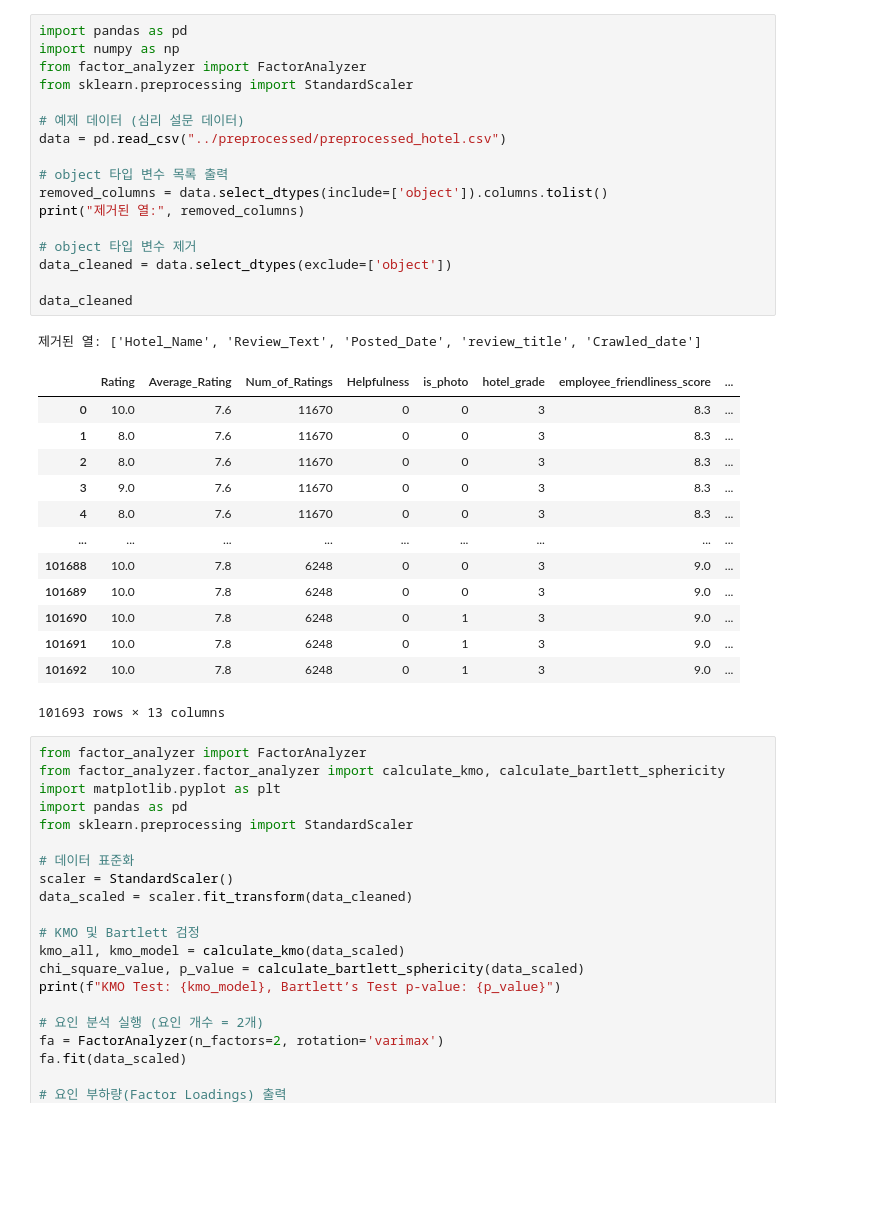
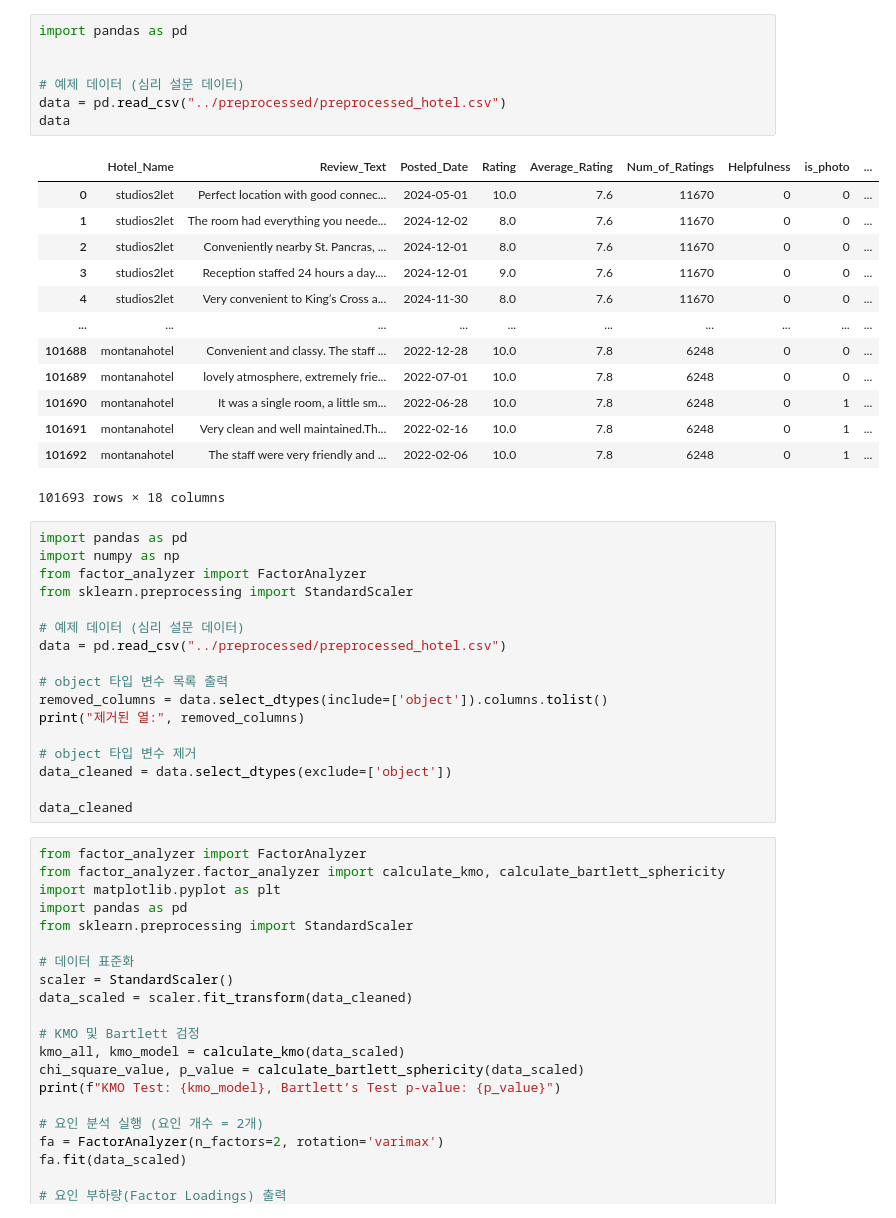
Before and after one commit to bhw119/PADA_LAB, a Jupyter notebook: 구조방정식/PAF.ipynb, the cells around one changed output. Cells and saved outputs as stored; diff of their text form; blank space fills up the shorter version.

```diff
--- a/구조방정식/PAF.ipynb
+++ b/구조방정식/PAF.ipynb
@@ -1,35 +1,41 @@
 # %%
 import pandas as pd
-import numpy as np
-from factor_analyzer import FactorAnalyzer
-from sklearn.preprocessing import StandardScaler
+
 
 # 예제 데이터 (심리 설문 데이터)
 data = pd.read_csv("../preprocessed/preprocessed_hotel.csv")
-
-# object 타입 변수 목록 출력
-removed_columns = data.select_dtypes(include=['object']).columns.tolist()
-print("제거된 열:", removed_columns)
-
-# object 타입 변수 제거
-data_cleaned = data.select_dtypes(exclude=['object'])
-
-data_cleaned
+data
 # %% [output]
+|  | Hotel_Name | Review_Text | Posted_Date | Rating | Average_Rating | Num_of_Ratings | Helpfulness | is_photo | ... |
+| 0 | studios2let | Perfect location with good connec... | 2024-05-01 | 10.0 | 7.6 | 11670 | 0 | 0 | ... |
+| 1 | studios2let | The room had everything you neede... | 2024-12-02 | 8.0 | 7.6 | 11670 | 0 | 0 | ... |
+| 2 | studios2let | Conveniently nearby St. Pancras, ... | 2024-12-01 | 8.0 | 7.6 | 11670 | 0 | 0 | ... |
+| 3 | studios2let | Reception staffed 24 hours a day.... | 2024-12-01 | 9.0 | 7.6 | 11670 | 0 | 0 | ... |
+| 4 | studios2let | Very convenient to King’s Cross a... | 2024-11-30 | 8.0 | 7.6 | 11670 | 0 | 0 | ... |
+| ... | ... | ... | ... | ... | ... | ... | ... | ... | ... |
+| 101688 | montanahotel | Convenient and classy. The staff ... | 2022-12-28 | 10.0 | 7.8 | 6248 | 0 | 0 | ... |
+| 101689 | montanahotel | lovely atmosphere, extremely frie... | 2022-07-01 | 10.0 | 7.8 | 6248 | 0 | 0 | ... |
+| 101690 | montanahotel | It was a single room, a little sm... | 2022-06-28 | 10.0 | 7.8 | 6248 | 0 | 1 | ... |
+| 101691 | montanahotel | Very clean and well maintained.Th... | 2022-02-16 | 10.0 | 7.8 | 6248 | 0 | 1 | ... |
+| 101692 | montanahotel | The staff were very friendly and ... | 2022-02-06 | 10.0 | 7.8 | 6248 | 0 | 1 | ... |
-제거된 열: ['Hotel_Name', 'Review_Text', 'Posted_Date', 'review_title', 'Crawled_date']
+101693 rows × 18 columns
-|  | Rating | Average_Rating | Num_of_Ratings | Helpfulness | is_photo | hotel_grade | employee_friendliness_score | ... |
-| 0 | 10.0 | 7.6 | 11670 | 0 | 0 | 3 | 8.3 | ... |
-| 1 | 8.0 | 7.6 | 11670 | 0 | 0 | 3 | 8.3 | ... |
-| 2 | 8.0 | 7.6 | 11670 | 0 | 0 | 3 | 8.3 | ... |
-| 3 | 9.0 | 7.6 | 11670 | 0 | 0 | 3 | 8.3 | ... |
-| 4 | 8.0 | 7.6 | 11670 | 0 | 0 | 3 | 8.3 | ... |
-| ... | ... | ... | ... | ... | ... | ... | ... | ... |
-| 101688 | 10.0 | 7.8 | 6248 | 0 | 0 | 3 | 9.0 | ... |
-| 101689 | 10.0 | 7.8 | 6248 | 0 | 0 | 3 | 9.0 | ... |
-| 101690 | 10.0 | 7.8 | 6248 | 0 | 1 | 3 | 9.0 | ... |
-| 101691 | 10.0 | 7.8 | 6248 | 0 | 1 | 3 | 9.0 | ... |
-| 101692 | 10.0 | 7.8 | 6248 | 0 | 1 | 3 | 9.0 | ... |
-101693 rows × 13 columns
+# %%
+import pandas as pd
+import numpy as np
+from factor_analyzer import FactorAnalyzer
+from sklearn.preprocessing import StandardScaler
+
+# 예제 데이터 (심리 설문 데이터)
+data = pd.read_csv("../preprocessed/preprocessed_hotel.csv")
+
+# object 타입 변수 목록 출력
+removed_columns = data.select_dtypes(include=['object']).columns.tolist()
+print("제거된 열:", removed_columns)
+
+# object 타입 변수 제거
+data_cleaned = data.select_dtypes(exclude=['object'])
+
+data_cleaned
 # %%
 from factor_analyzer import FactorAnalyzer
 from factor_analyzer.factor_analyzer import calculate_kmo, calculate_bartlett_sphericity
```
Also changed, not shown: 2 other files.
